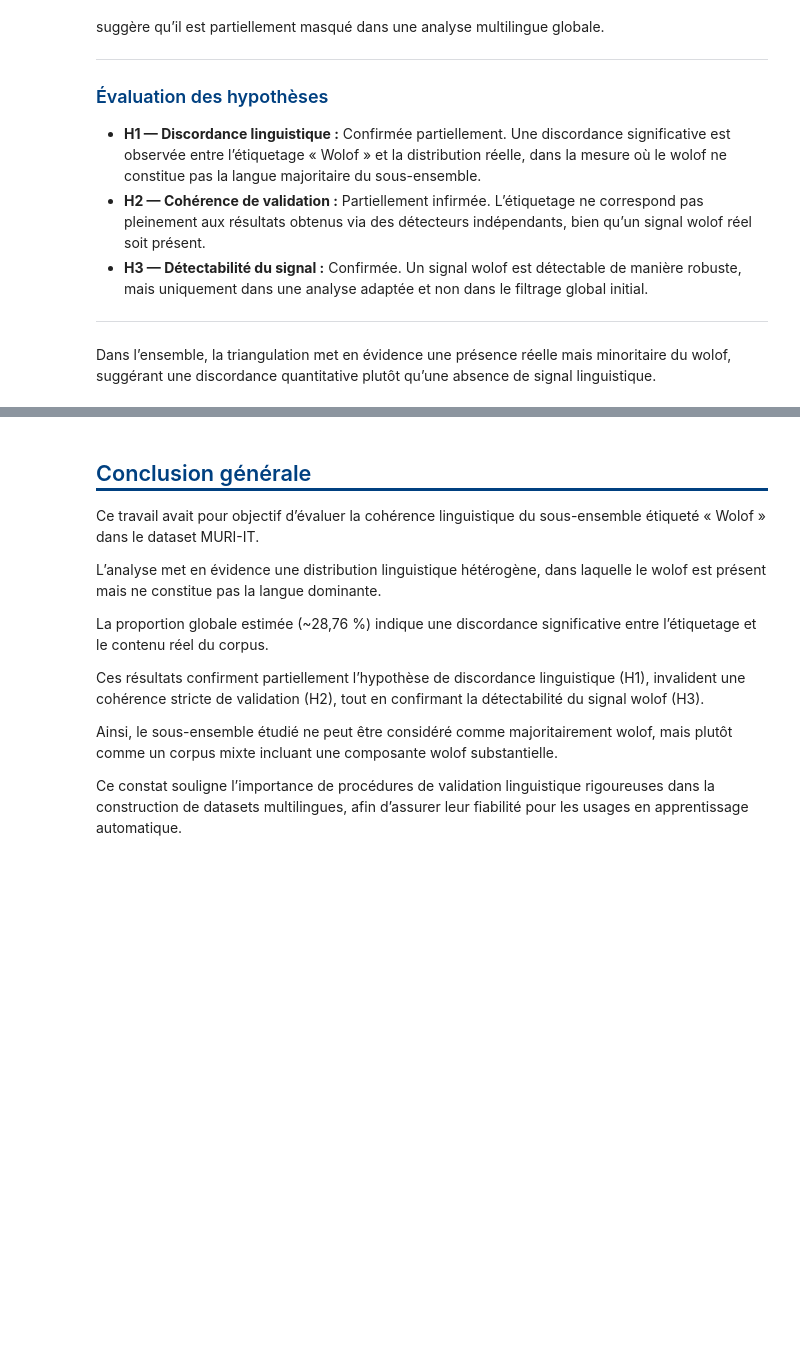
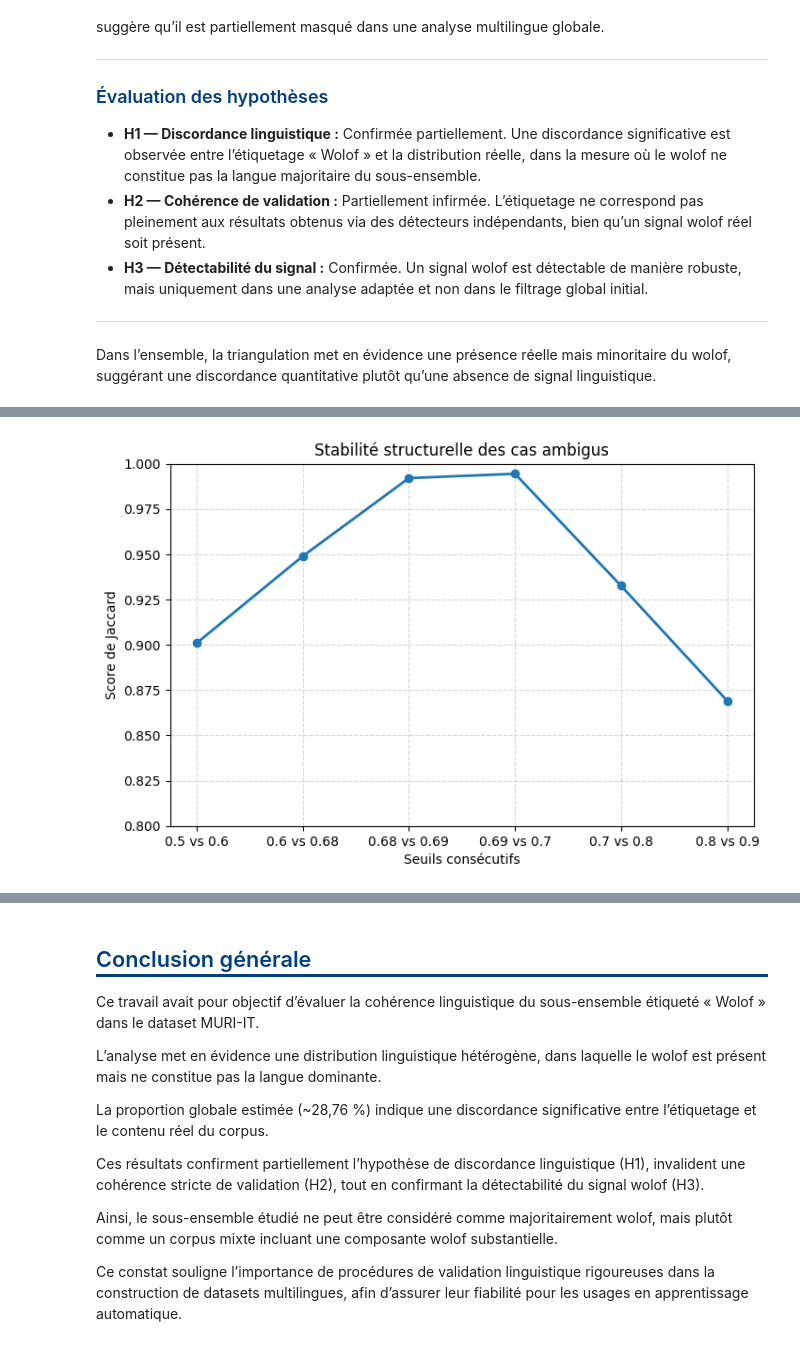
Before and after one commit to MaDi-12/linguistic-validation-low-resource-datasets, a Jupyter notebook: Audit_Linguistique_du_Sous_ensemble_Wolof_de_MURI_IT.ipynb, the cells around one changed output, grey strips where cells are left out. Saved outputs shown, nothing was run; the diff lists cells and outputs as text; code cells hidden in the pictures; blank space fills up the shorter version.

```diff
--- a/Audit_Linguistique_du_Sous_ensemble_Wolof_de_MURI_IT.ipynb
+++ b/Audit_Linguistique_du_Sous_ensemble_Wolof_de_MURI_IT.ipynb
@@ -1143,0 +1478,24 @@ plutôt qu’une absence de signal linguistique.
+# %%
+plt.figure(figsize=(8,5))
+
+plt.plot(
+    df_jaccard["Seuils"],
+    df_jaccard["Jaccard"],
+    marker="o",
+    linewidth=2
+)
+
+plt.ylim(0.8, 1.0)
+
+plt.xlabel("Seuils consécutifs")
+plt.ylabel("Score de Jaccard")
+
+plt.title(
+    "Stabilité structurelle des cas ambigus"
+)
+
+plt.grid(True, linestyle="--", alpha=0.5)
+
+plt.show()
+# %% [output]
+[figure, added]
```
Also changed, not shown: parts of 22 cells of this notebook.
